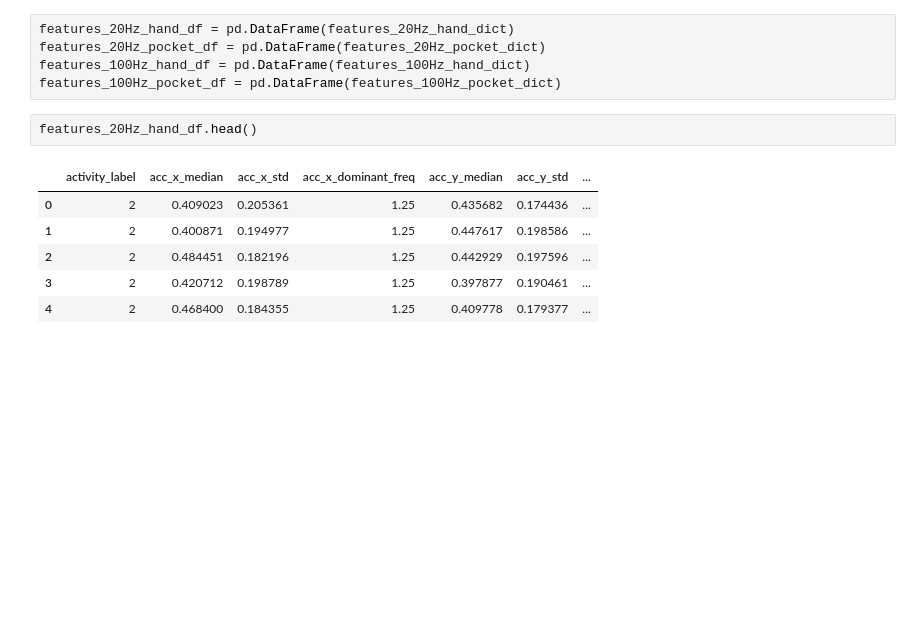
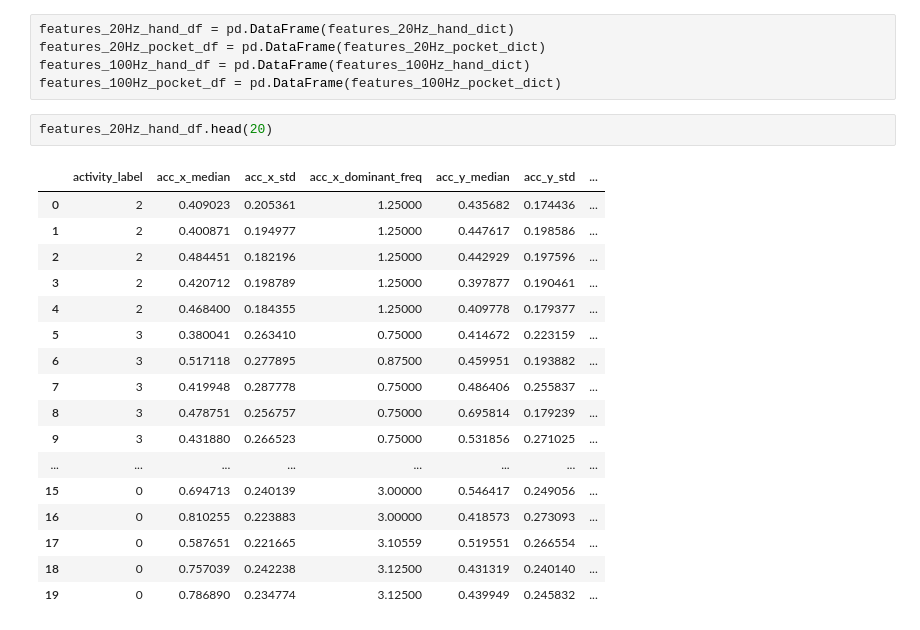
Before and after one commit to ITT-26/assignment-03-activity-recognition-blue-georg-martina, a Jupyter notebook: preprocessing.ipynb, the cells around one changed output. Drawn from its saved outputs; the diff is of its cells as text; blank space fills up the shorter version.

```diff
--- a/preprocessing.ipynb
+++ b/preprocessing.ipynb
@@ -323,14 +323,25 @@ features_20Hz_pocket_df = pd.DataFrame(features_20Hz_pocket_dict)
 features_100Hz_hand_df = pd.DataFrame(features_100Hz_hand_dict)
 features_100Hz_pocket_df = pd.DataFrame(features_100Hz_pocket_dict)
 # %%
-features_20Hz_hand_df.head()
+features_20Hz_hand_df.head(20)
 # %% [output]
 |  | activity_label | acc_x_median | acc_x_std | acc_x_dominant_freq | acc_y_median | acc_y_std | ... |
-| 0 | 2 | 0.409023 | 0.205361 | 1.25 | 0.435682 | 0.174436 | ... |
-| 1 | 2 | 0.400871 | 0.194977 | 1.25 | 0.447617 | 0.198586 | ... |
-| 2 | 2 | 0.484451 | 0.182196 | 1.25 | 0.442929 | 0.197596 | ... |
-| 3 | 2 | 0.420712 | 0.198789 | 1.25 | 0.397877 | 0.190461 | ... |
-| 4 | 2 | 0.468400 | 0.184355 | 1.25 | 0.409778 | 0.179377 | ... |
+| 0 | 2 | 0.409023 | 0.205361 | 1.25000 | 0.435682 | 0.174436 | ... |
+| 1 | 2 | 0.400871 | 0.194977 | 1.25000 | 0.447617 | 0.198586 | ... |
+| 2 | 2 | 0.484451 | 0.182196 | 1.25000 | 0.442929 | 0.197596 | ... |
+| 3 | 2 | 0.420712 | 0.198789 | 1.25000 | 0.397877 | 0.190461 | ... |
+| 4 | 2 | 0.468400 | 0.184355 | 1.25000 | 0.409778 | 0.179377 | ... |
+| 5 | 3 | 0.380041 | 0.263410 | 0.75000 | 0.414672 | 0.223159 | ... |
+| 6 | 3 | 0.517118 | 0.277895 | 0.87500 | 0.459951 | 0.193882 | ... |
+| 7 | 3 | 0.419948 | 0.287778 | 0.75000 | 0.486406 | 0.255837 | ... |
+| 8 | 3 | 0.478751 | 0.256757 | 0.75000 | 0.695814 | 0.179239 | ... |
+| 9 | 3 | 0.431880 | 0.266523 | 0.75000 | 0.531856 | 0.271025 | ... |
+| ... | ... | ... | ... | ... | ... | ... | ... |
+| 15 | 0 | 0.694713 | 0.240139 | 3.00000 | 0.546417 | 0.249056 | ... |
+| 16 | 0 | 0.810255 | 0.223883 | 3.00000 | 0.418573 | 0.273093 | ... |
+| 17 | 0 | 0.587651 | 0.221665 | 3.10559 | 0.519551 | 0.266554 | ... |
+| 18 | 0 | 0.757039 | 0.242238 | 3.12500 | 0.431319 | 0.240140 | ... |
+| 19 | 0 | 0.786890 | 0.234774 | 3.12500 | 0.439949 | 0.245832 | ... |
 # %%
 features_100Hz_hand_df.tail()
 # %% [output]
```
Also changed, not shown: parts of 10 cells of this notebook, 2 other files.
